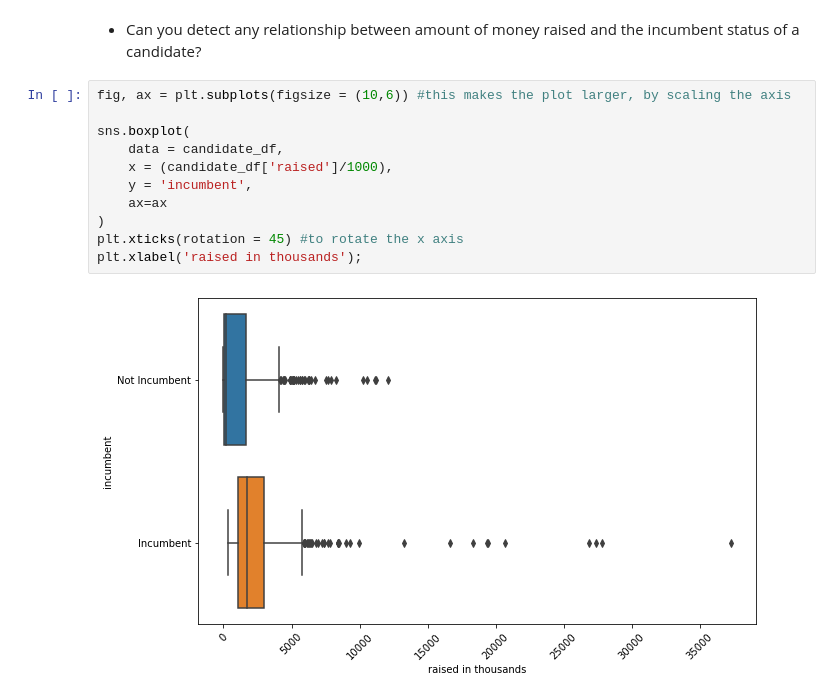
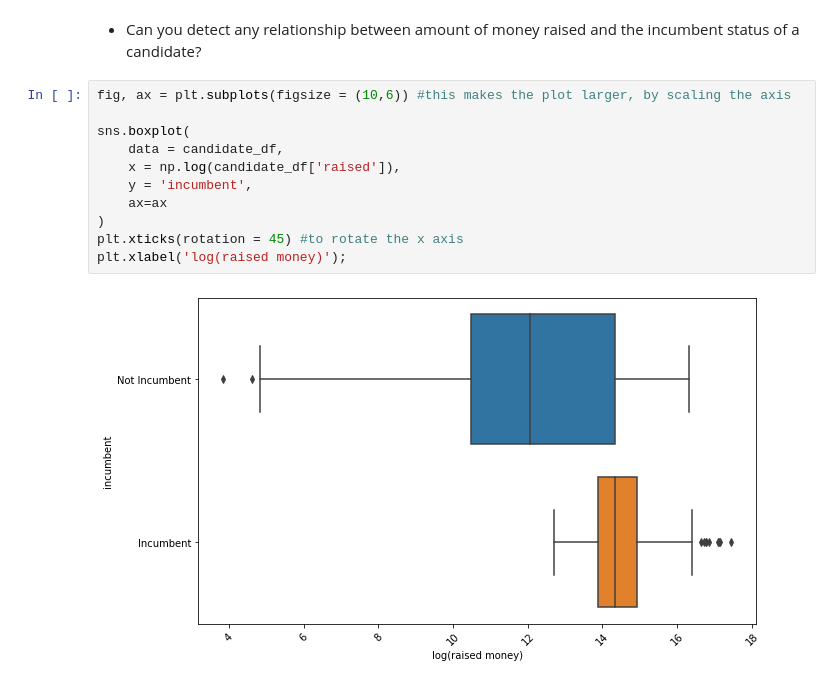
Before and after one commit to tomoumer/webscraping_open_secrets-pizza, a Jupyter notebook: notebooks/TU_webscrape.ipynb, the cells around one changed output. Cells and saved outputs as stored; diff of their text form.

```diff
--- a/notebooks/TU_webscrape.ipynb
+++ b/notebooks/TU_webscrape.ipynb
@@ -516,13 +537,13 @@ candidate_df[candidate_df['incumbent'] == 'Incumbent'].groupby(by='winner').coun
 # %%
 fig, ax = plt.subplots(figsize = (10,6)) #this makes the plot larger, by scaling the axis
 
 sns.boxplot(
     data = candidate_df,
-    x = (candidate_df['raised']/1000),
+    x = np.log(candidate_df['raised']),
     y = 'incumbent',
     ax=ax
 )
 plt.xticks(rotation = 45) #to rotate the x axis
-plt.xlabel('raised in thousands');
+plt.xlabel('log(raised money)');
 # %% [output]
-[figure, old version]
+[figure, new version]
```
Also changed, not shown: parts of 14 cells of this notebook.
